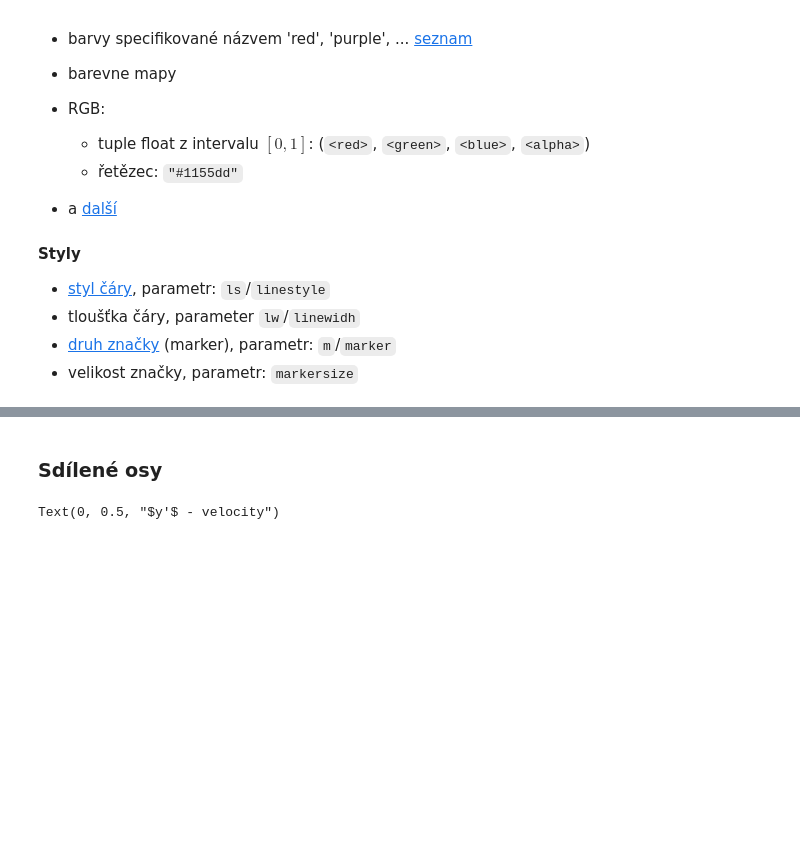
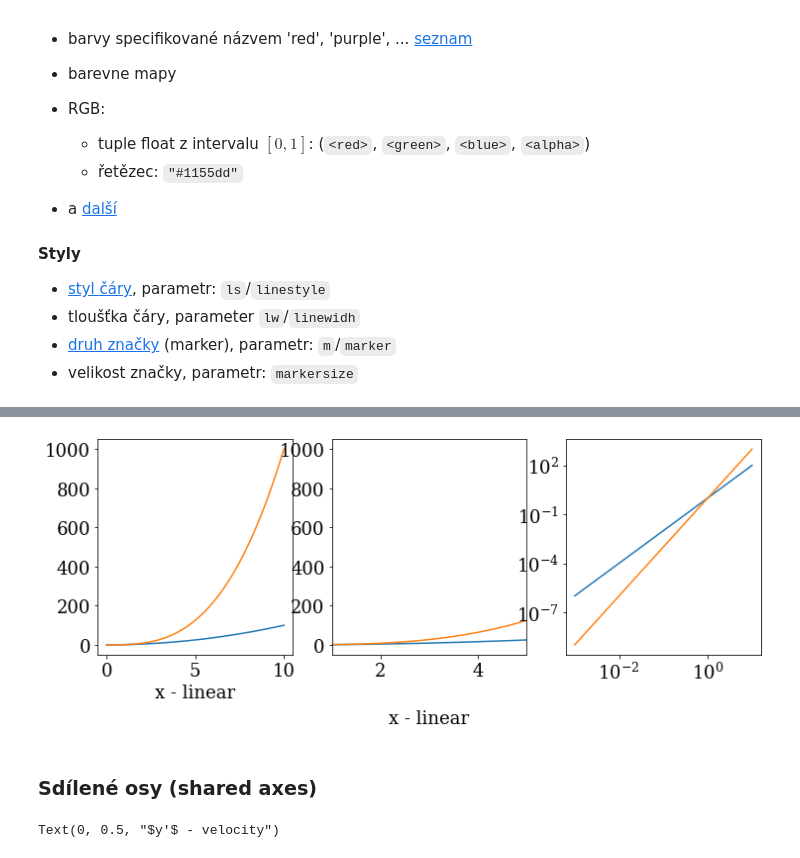
Before and after one commit to jbrezmorf/PythonForAll, a Jupyter notebook: Section_1.3_plotting.ipynb, the cells around one changed output, grey strips where cells are left out. Saved outputs shown, nothing was run; the diff lists cells and outputs as text; code cells hidden in the pictures; blank space fills up the shorter version.

```diff
--- a/Section_1.3_plotting.ipynb
+++ b/Section_1.3_plotting.ipynb
@@ -293,4 +194,0 @@ ax.set_ylabel("y");
-# %%
-# restore defaults
-matplotlib.rcParams['xtick.major.pad'] = 3
-matplotlib.rcParams['ytick.major.pad'] = 3
@@ -330,5 +213,34 @@ axes[1].grid(color='b', alpha=0.5, linestyle='dashed', linewidth=0.5)
+# %%
+fig, axes = plt.subplots(1, 3, figsize=(12, 4))
+ax0, ax1, ax2 = axes
+x = np.linspace(1e-3, 10, 1000)
+
+ax0.plot(x, x**2, x, x**3)
+ax0.set_xlabel('x - linear')
+
+ax1.plot(x, x**2, x, x**3)
+ax1.set_xlim((1, 5))
+ax1.set_xlabel('x - linear', labelpad=30)
+
+# now need to tune the ylim as well
+#ax1.set_ylim((0, 125))
+
+ax2.plot(x, x**2, x, x**3)
+ax2.set_xscale('log')
+ax2.set_yscale('log')
+
+# We want specific ticks
+# ax2.set_xticks([1e-3, 1e-1, 1e1])
+# ax2.set_yticks([1e-6, 1e-2, 1e2])
+
+# padding between axis label and axis numbers
+
+# Try automatic space adjustment:
+#fig.tight_layout()
+# %% [output]
+[figure, added]
 # %% [markdown]
-### Sdílené osy
+### Sdílené osy (shared axes)
 # %%
 
 t = np.linspace(0, 2 * np.pi, 100)
```
Also changed, not shown: parts of 38 cells of this notebook, 5 other files.
